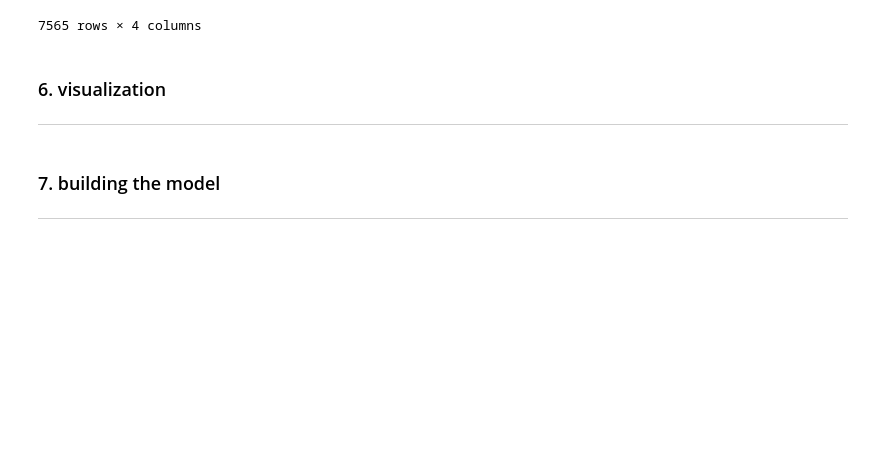
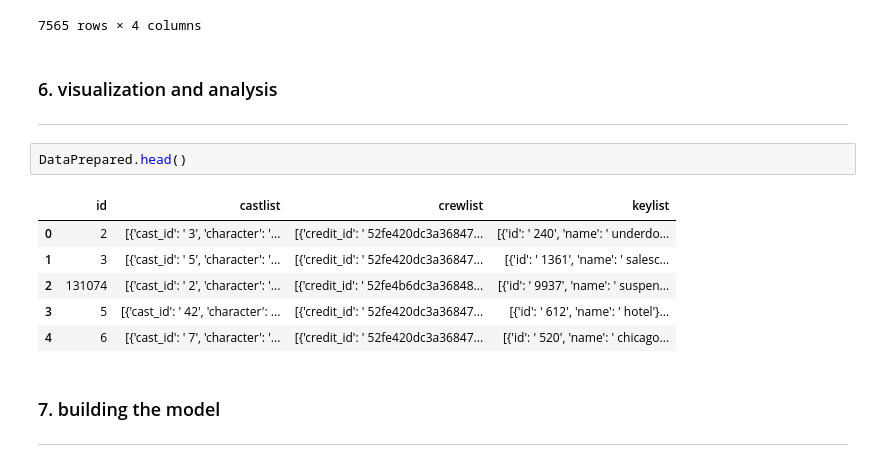
Before and after one commit to ahmedferganey/Machine_Learning_Projects, a Jupyter notebook: ApplicationML3.ipynb, the cells around one changed output. Cells and saved outputs as stored; diff of their text form; blank space fills up the shorter version.

```diff
--- a/ApplicationML3.ipynb
+++ b/ApplicationML3.ipynb
@@ -767,8 +767,17 @@ DataPrepared
 | 7564 | 65521 | [{'cast_id': ' 4', 'character': '... | [{'credit_id': ' 52fe470ec3a36848... | [{}] |
 7565 rows × 4 columns
 # %% [markdown]
-### 6. visualization
+### 6. visualization and analysis
 ___
+# %%
+DataPrepared.head()
+# %% [output]
+|  | id | castlist | crewlist | keylist |
+| 0 | 2 | [{'cast_id': ' 3', 'character': '... | [{'credit_id': ' 52fe420dc3a36847... | [{'id': ' 240', 'name': ' underdo... |
+| 1 | 3 | [{'cast_id': ' 5', 'character': '... | [{'credit_id': ' 52fe420dc3a36847... | [{'id': ' 1361', 'name': ' salesc... |
+| 2 | 131074 | [{'cast_id': ' 2', 'character': '... | [{'credit_id': ' 52fe4b6dc3a36848... | [{'id': ' 9937', 'name': ' suspen... |
+| 3 | 5 | [{'cast_id': ' 42', 'character': ... | [{'credit_id': ' 52fe420dc3a36847... | [{'id': ' 612', 'name': ' hotel'}... |
+| 4 | 6 | [{'cast_id': ' 7', 'character': '... | [{'credit_id': ' 52fe420dc3a36847... | [{'id': ' 520', 'name': ' chicago... |
 # %% [markdown]
 ### 7. building the model
 ___
```
Also changed, not shown: 5 other files.
